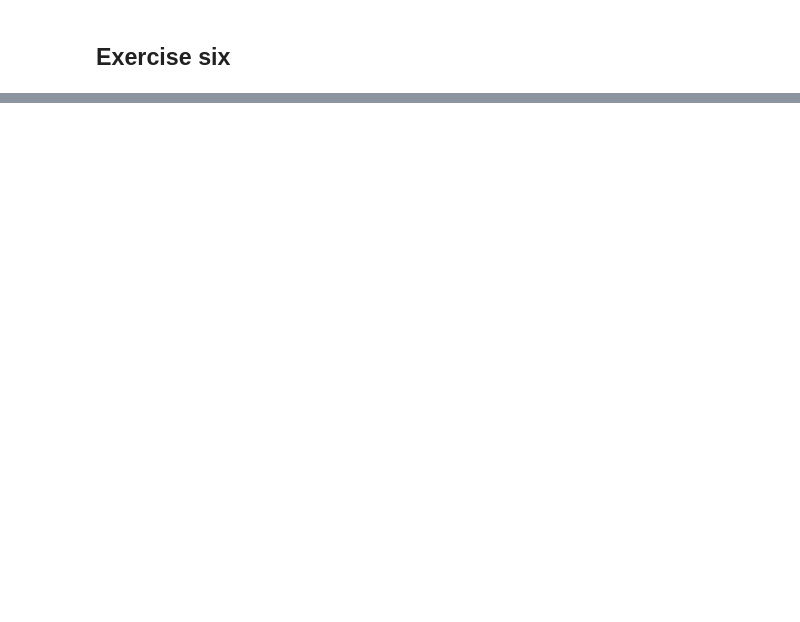
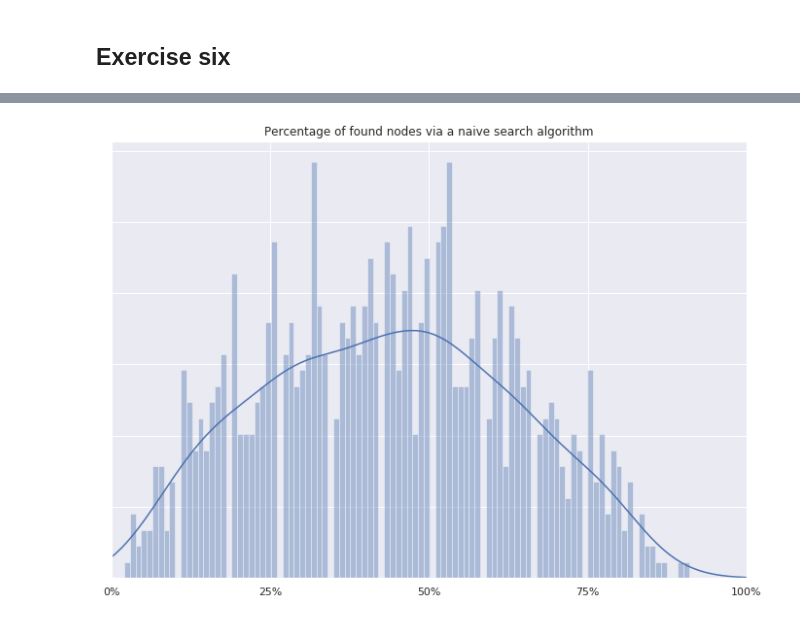
Before and after one commit to NoFishLikeIan/tinbergen, a Jupyter notebook: code/networks/assignment_one.ipynb, the cells around one changed output, grey strips where cells are left out. Drawn from its saved outputs; the diff is of its cells as text; code cells hidden in the pictures; blank space fills up the shorter version.

```diff
--- a/code/networks/assignment_one.ipynb
+++ b/code/networks/assignment_one.ipynb
@@ -160,0 +184,3 @@ fig.show()
+# %%
+found = naive_explore(office.G)
+not_found = set((node for node in office.G.nodes if node not in found))
@@ -160,0 +200,17 @@ fig.show()
+# %%
+fig, ax = plt.subplots()
+
+sns.distplot(pct_found, bins=100, kde=True, ax = ax)
+xs = np.linspace(0., 1., 5)
+xs_labels = [f"{x*100:.0f}%" for x in xs]
+
+ax.set_title("Percentage of found nodes via a naive search algorithm")
+ax.set_xlim(0, 1)
+ax.set_xticks(xs)
+ax.set_xticklabels(xs_labels)
+
+ax.set_yticklabels([])
+
+fig.show()
+# %% [output]
+[figure, added]
```
Also changed, not shown: parts of 15 cells of this notebook, 1 other file.
